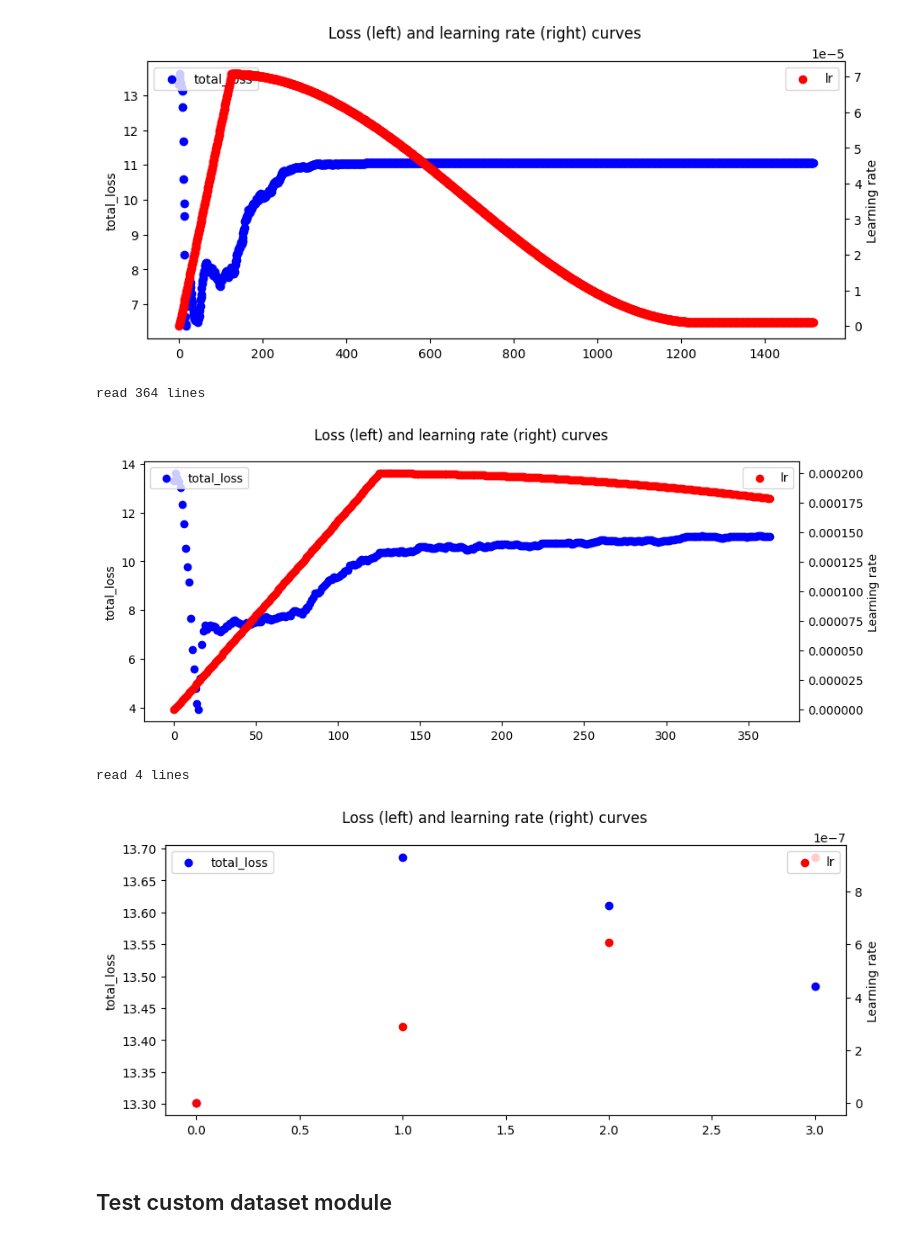
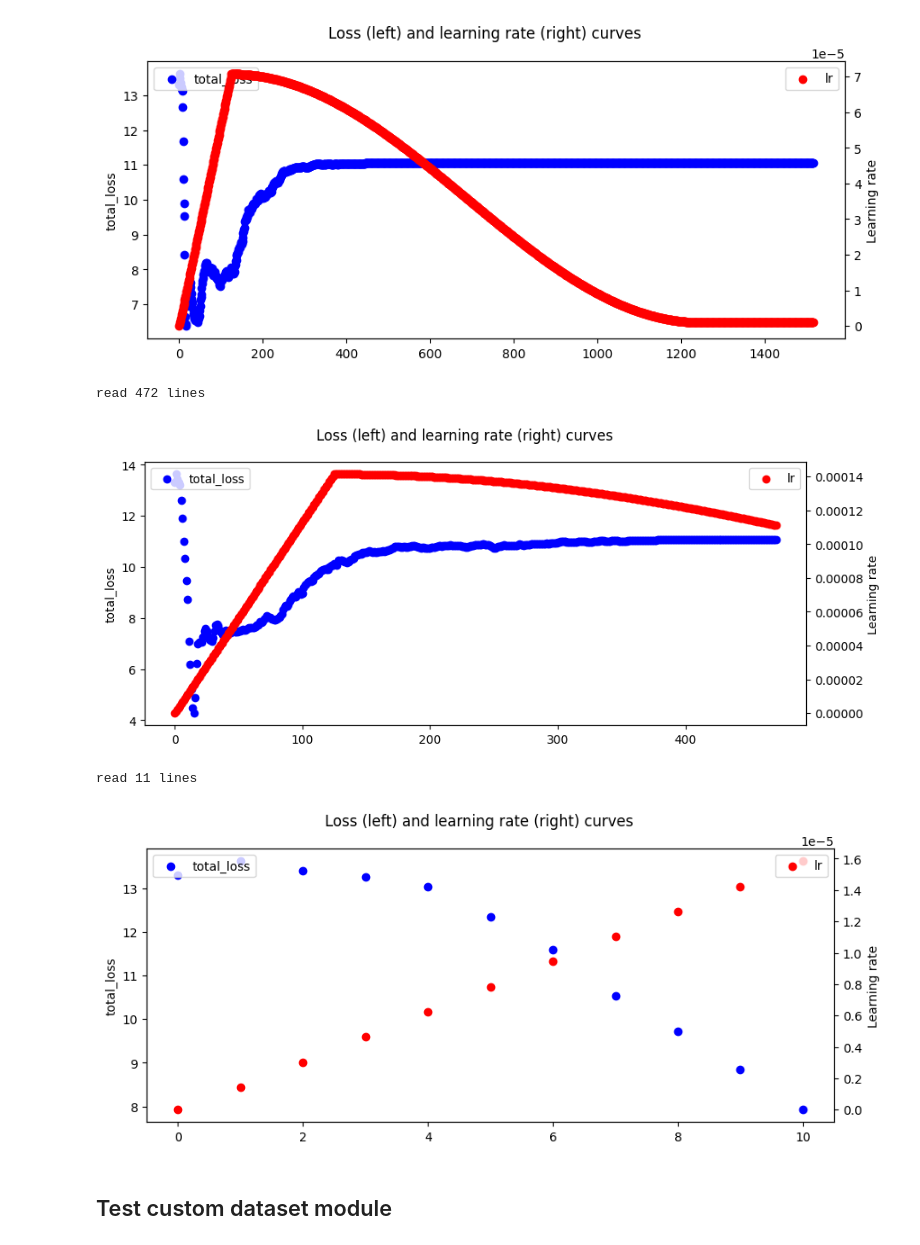
Before and after one commit to liyubrt/notebooks, a Jupyter notebook: pretrain_vit/CURVE.ipynb, the cells around one changed output. Drawn from its saved outputs; the diff is of its cells as text; code cells hidden in the pictures.

```diff
--- a/pretrain_vit/CURVE.ipynb
+++ b/pretrain_vit/CURVE.ipynb
@@ -166,19 +166,19 @@ plot_loss_n_lr_curve(logs, loss_key='total_loss', start=0)
 read 1518 lines
 [figure]
 # %%
-log_path = '/data/jupiter/li.yu/exps/driveable_terrain_model/dinov2_oi_step1250_1204/training_metrics.json'
+log_path = '/data/jupiter/li.yu/exps/driveable_terrain_model/dinov2_oi_step1250_1209/training_metrics.json'
 logs = parse_dinov2_log_file(log_path)
 plot_loss_n_lr_curve(logs, loss_key='total_loss', start=0)
 # %% [output]
-read 364 lines
+read 472 lines
-[figure, old version]
+[figure, new version]
 # %%
-log_path = '/data/jupiter/li.yu/exps/driveable_terrain_model/dinov2_oi_step1250epoch5x_1205/training_metrics.json'
+log_path = '/data/jupiter/li.yu/exps/driveable_terrain_model/dinov2_oi_step1250_1211/training_metrics.json'
 logs = parse_dinov2_log_file(log_path)
 plot_loss_n_lr_curve(logs, loss_key='total_loss', start=0)
 # %% [output]
-read 4 lines
+read 11 lines
-[figure, old version]
+[figure, new version]
 # %% [markdown]
 ## Test custom dataset module
 # %%
```
Also changed, not shown: 6 other files.
